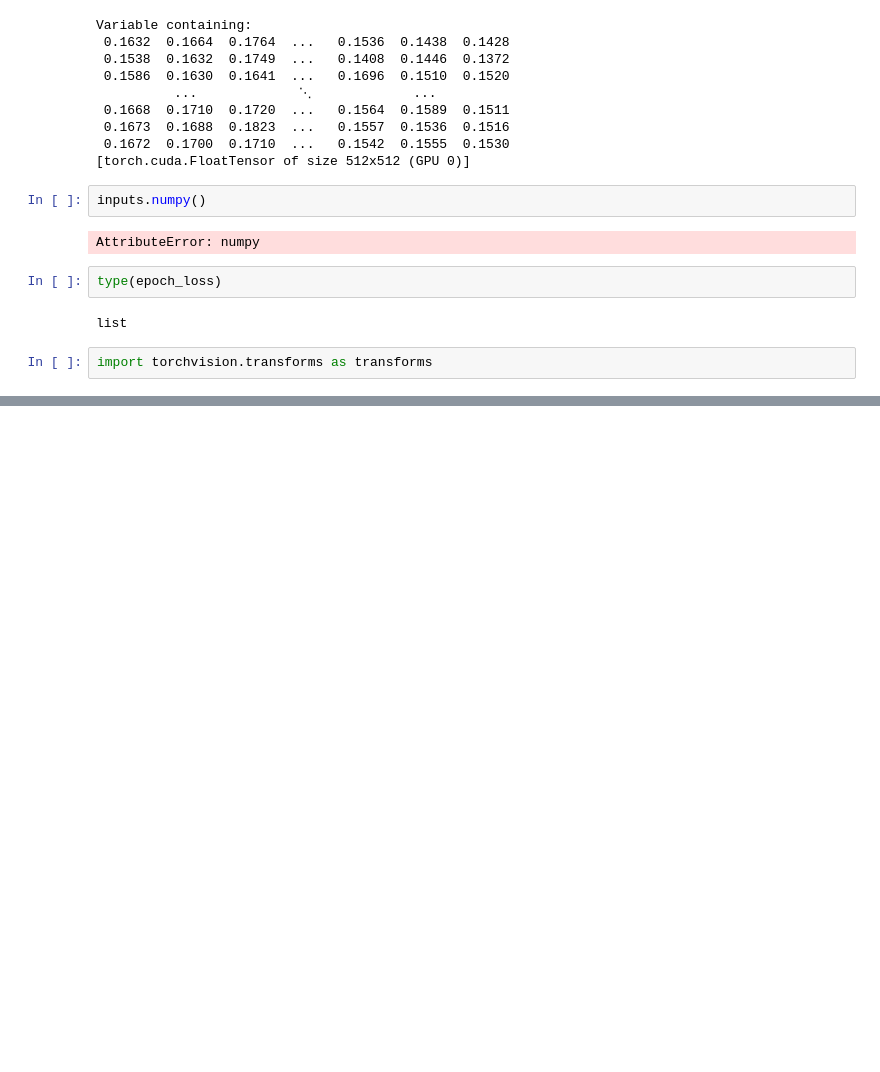
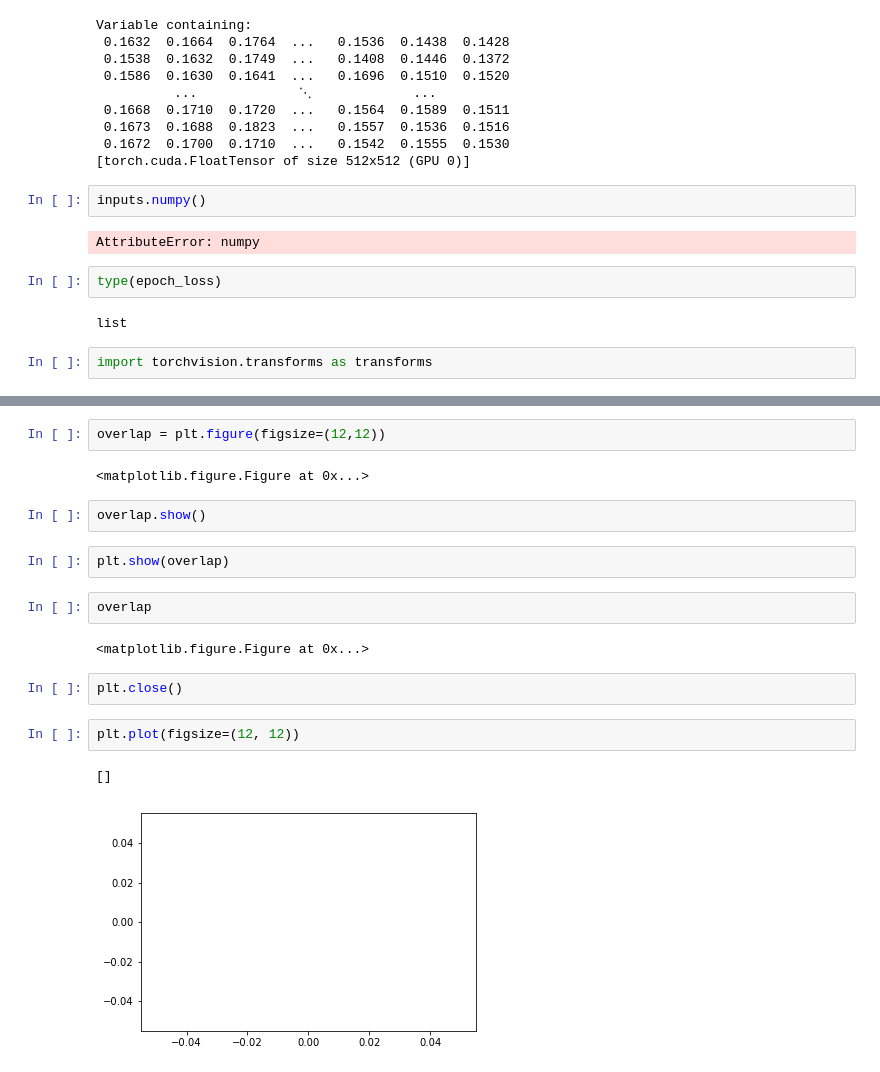
Before and after one commit to npatel5/blinkende_lichter, a Jupyter notebook: piwise-master/unet_test.ipynb, the cells around one changed output, grey strips where cells are left out. Drawn from its saved outputs; the diff is of its cells as text; blank space fills up the shorter version.

```diff
--- a/piwise-master/unet_test.ipynb
+++ b/piwise-master/unet_test.ipynb
@@ -301,0 +828,19 @@ import torchvision.transforms as transforms
+# %%
+overlap = plt.figure(figsize=(12,12))
+# %% [output]
+<matplotlib.figure.Figure at 0x...>
+# %%
+overlap.show()
+# %%
+plt.show(overlap)
+# %%
+overlap
+# %% [output]
+<matplotlib.figure.Figure at 0x...>
+# %%
+plt.close()
+# %%
+plt.plot(figsize=(12, 12))
+# %% [output]
+[]
+[figure, added]
```
Also changed, not shown: parts of 100 cells of this notebook.
